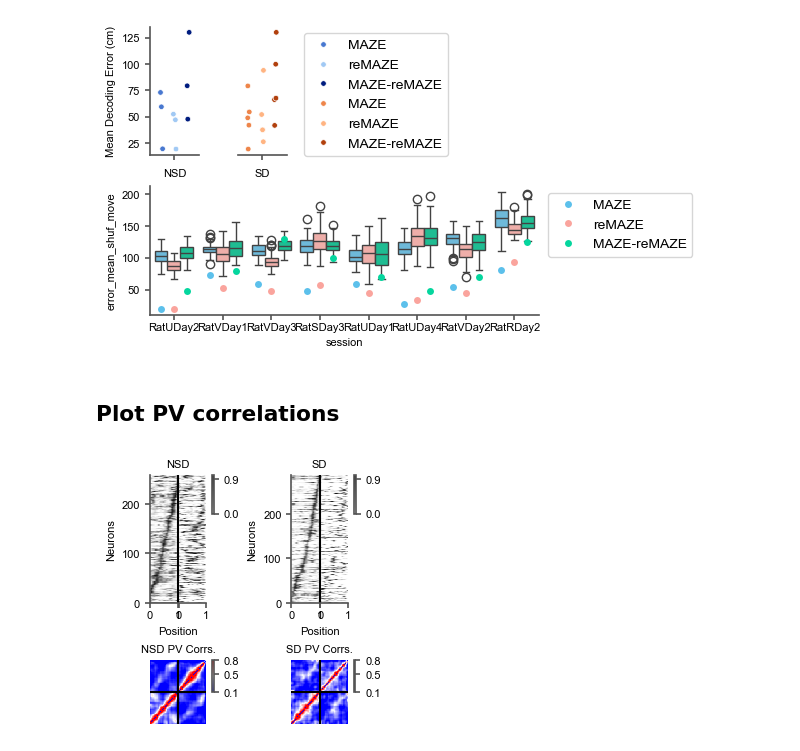
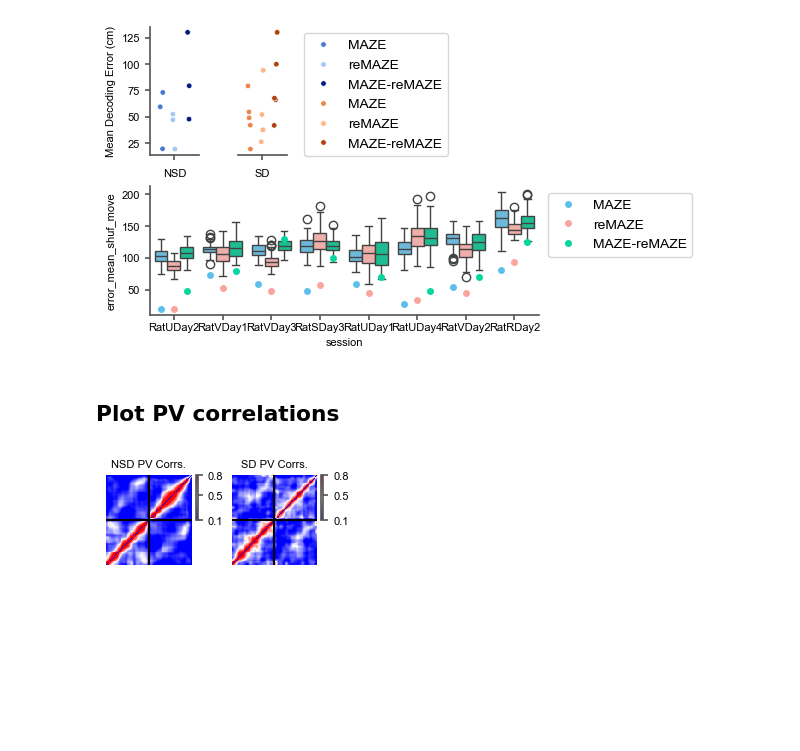
Before and after one commit to nkinsky/Projects_sandbox, a Jupyter notebook: sd_drift/sd_figure3_pv_and_decoding.ipynb, the cells around one changed output. Cells and saved outputs as stored; diff of their text form; code cells hidden in the pictures; blank space fills up the shorter version.

```diff
--- a/sd_drift/sd_figure3_pv_and_decoding.ipynb
+++ b/sd_drift/sd_figure3_pv_and_decoding.ipynb
@@ -57,12 +54,13 @@ The autoreload extension is already loaded. To reload it, use:
 # %% [markdown]
 ### Useful functions
 # %%
-def plot_decode_with_pos(maze_in: Pf1D, decode_in: Decode1d, ax=None):
+def plot_decode_with_pos(maze_in: Pf1D, decode_in: Decode1d, ax=None, rasterized=True):
     if ax is None:
         _, ax = plt.subplots(figsize=(10, 3))
 
     t_decode = maze_in.t_start + np.arange(decode_in.nbins_epochs[0]) * decode_in.bin_size
-    ax.pcolormesh(t_decode, decode_in.ratemap.coords.squeeze(), decode_in.posterior[0], cmap="rocket_r")
+    ax.pcolormesh(t_decode, decode_in.ratemap.coords.squeeze(), decode_in.posterior[0], cmap="rocket_r",
+                  rasterized=rasterized)
     ax.plot(maze_in.t, maze_in.x, 'b', linewidth=0.25, label="Actual position")
     ax.legend()
 
@@ -160,6 +158,7 @@ for stype, maze_in, decode_in, ax in zip(["MAZE", "reMAZE", "MAZE-reMAZE"], [pfm
     err, err_mv = get_decoder_error(decode_in, maze_in, speed_thresh=kw["speed_thresh"])
 
     plot_decode_with_pos(maze_in, decode_in, ax)
+    ax.set_title(stype)
 
 ax1.set_xlim((11270, 11440))
 ax2.set_xlim((46525, 46750))
@@ -262,7 +241,7 @@ from scipy.ndimage import gaussian_filter1d, gaussian_filter
 tc_all = pd.read_csv(group_data_dir / "tc_all.csv", index_col=0)
 df_comb = pd.read_csv(group_data_dir / "pf_comb.csv", index_col=0)
 
-fig = Fig(16, 12)
+fig = Fig(24, 18)
 
 exclude_nan = False
 frate_thresh = 3 # TODO
@@ -312,45 +291,48 @@ for g, grp in enumerate(["NSD", "SD"]):
 
 
     # Sort by MAZE or reMAZE
     if sort_by == "MAZE":
         sort_ind = np.argsort(np.argmax(tc_new[:, :nbins_per_sesh], axis=1))
     elif sort_by == "reMAZE":
         sort_ind = np.argsort(np.argmax(tc_new[:, nbins_per_sesh:], axis=1))
     tc_new = gaussian_filter1d(tc_new, sigma=1.5, axis=1)
     tc_new_df = pd.DataFrame(tc_new[sort_ind])
     tc_new_df["session"] = tc_all[tc_all.grp == grp].session.values[sort_ind]
     tc_new_df["grp"] = grp
     tc_new_all.append(tc_new_df)
     # print(tc_new.shape)
 
     # Plot place fields
-    ax = fig.subplot(fig.gs[:2, g + 1])
-    ax.set_title(grp)
-    pf_plot = tc_new[sort_ind, :]
-    pf_plot = pf_plot[~np.any(np.isnan(pf_plot), axis=1)] if exclude_nan else pf_plot
-    pf_im = ax.pcolormesh(pf_plot, cmap="binary", rasterized=True, vmin=0, vmax=1)
-    ax.axvline(nbins_per_sesh, color="k")
-    ax.set_xticks([0, nbins_per_sesh, nbins_per_sesh + 1, nbins_per_sesh * 2], [0, 1, 0, 1])
-    ax.set_ylabel("Neurons")
-    ax.set_xlabel("Position")
-    pf_cb = plt.colorbar(pf_im, anchor=(1, 1), shrink=0.3, ticks=[0, 0.9])
+#     ax = fig.subplot(fig.gs[:2, g + 1])
+#     ax.set_title(grp)
+#     pf_plot = tc_new[sort_ind, :]
+#     pf_plot = pf_plot[~np.any(np.isnan(pf_plot), axis=1)] if exclude_nan else pf_plot
+#     pf_im = ax.pcolormesh(pf_plot, cmap="binary", rasterized=True, vmin=0, vmax=1)
+#     ax.axvline(nbins_per_sesh, color="k")
+#     ax.set_xticks([0, nbins_per_sesh, nbins_per_sesh + 1, nbins_per_sesh * 2], [0, 1, 0, 1])
+#     ax.set_ylabel("Neurons")
+#     ax.set_xlabel("Position")
+#     pf_cb = plt.colorbar(pf_im, anchor=(1, 1), shrink=0.3, ticks=[0, 0.9])
 
     # Plot PV correlations
-    ax = fig.subplot(fig.gs[2, g + 1])
+#     ax = fig.subplot(fig.gs[2:5, (g*2):((g + 1)*2)])
+    ax = fig.subplot(fig.gs[2:4, (g*2):(g+1)*2])
     ax.set_title(f"{grp} PV Corrs.")
     corr = gaussian_filter(np.corrcoef(tc_grp.T), 1)
     # corr = np.corrcoef(tc_grp.T)
     np.fill_diagonal(corr, 0)
     corr_all.append(corr)
     corr_im = ax.pcolormesh(corr, cmap="bwr", vmin=0.1, vmax=0.8, rasterized=True)
     ax.axvline(nbins_per_sesh, color="k")
     ax.axhline(nbins_per_sesh, color="k")
     ax.axis("off")
     corr_cb = plt.colorbar(corr_im, shrink=0.5, anchor=(1, 1), ticks=[0.1, 0.5, 0.8])
 
 run_flag = "run_dir_separate" if separate_run_dir == True else "run_dir_combined"
+
+fig.savefig(plot_dir / "PVcorr_mats.pdf")
 # %% [output]
-[figure, old version]
+[figure, new version]
 # %%
 from scipy.ndimage import rotate
 
```
Also changed, not shown: parts of 5 cells of this notebook.
